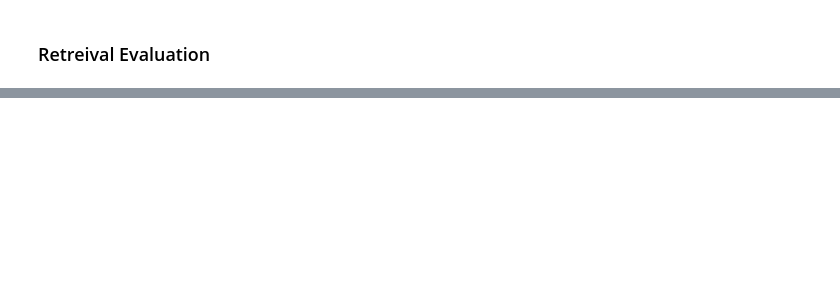
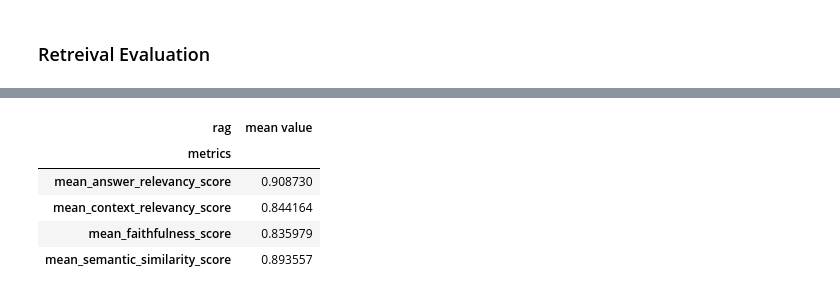
Before and after one commit to myz96/rag-pipeline, a Jupyter notebook: rai_assignment/rag2.ipynb, the cells around one changed output, grey strips where cells are left out. Saved outputs shown, nothing was run; the diff lists cells and outputs as text; code cells hidden in the pictures; blank space fills up the shorter version.

```diff
--- a/rai_assignment/rag2.ipynb
+++ b/rai_assignment/rag2.ipynb
@@ -140,0 +141,22 @@ display_results(f"top-{SIMILARITY_TOP_K} eval", eval_results)
+# %%
+from utils import (
+    create_question_dataset,
+    create_prediction_dataset,
+    create_judges,
+    create_evaluation_tasks,
+    evaluate_tasks,
+    display_generation_evaluation_results
+)
+
+# Create rag question dataset
+rag_dataset = create_question_dataset(nodes, evaluation_llm)
+# %%
+# Create prediction dataset
+prediction_data = await create_prediction_dataset(rag_dataset, query_engine)
+# %%
+# Create Evaluation tasks using evaluation LLM judge
+judges = create_judges(evaluation_llm)
+eval_tasks = create_evaluation_tasks(rag_dataset, prediction_data, judges)
+# %%
+# Evaluate tasks to get evaluation results
+eval_results = await evaluate_tasks(eval_tasks)
@@ -140,0 +167,10 @@ display_results(f"top-{SIMILARITY_TOP_K} eval", eval_results)
+# %%
+# Display evaluation results
+display_generation_evaluation_results(eval_results)
+# %% [output]
+| rag | mean value |
+| metrics |  |
+| mean_answer_relevancy_score | 0.908730 |
+| mean_context_relevancy_score | 0.844164 |
+| mean_faithfulness_score | 0.835979 |
+| mean_semantic_similarity_score | 0.893557 |
```
Also changed, not shown: parts of 21 cells of this notebook, 15 other files.
